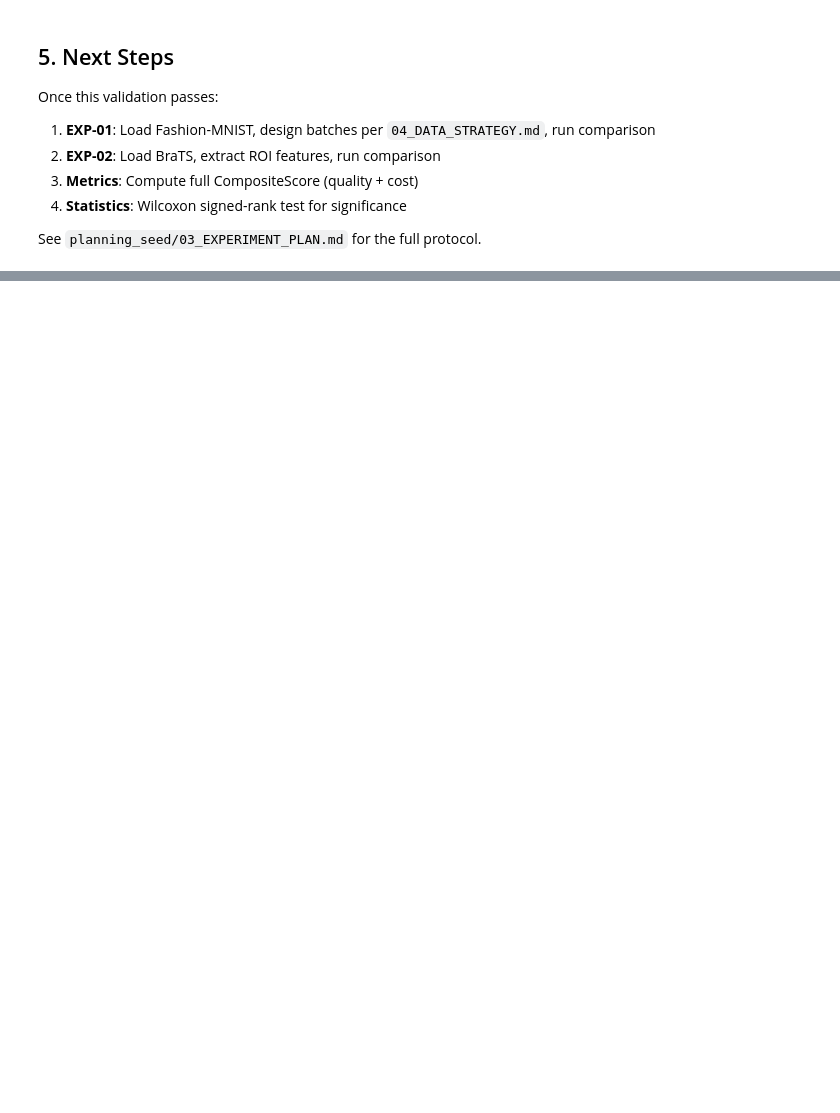
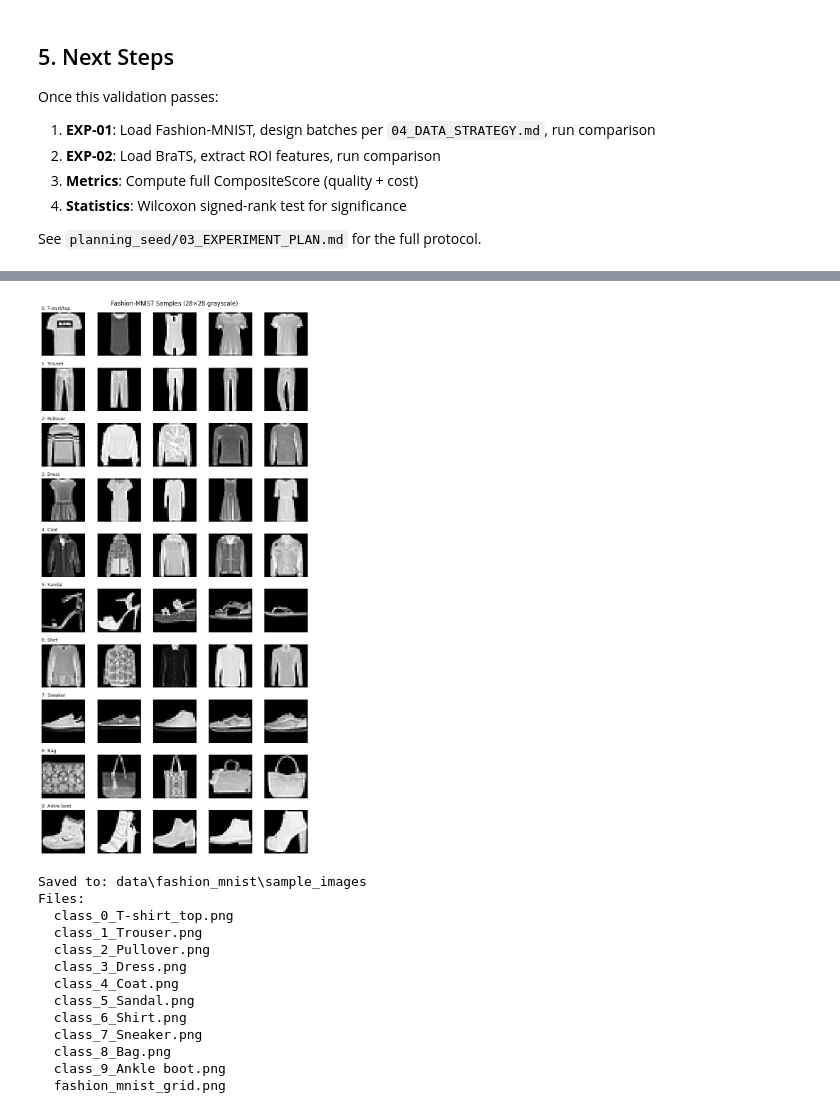
Before and after one commit to magda1231/ML_project, a Jupyter notebook: notebooks/01_learnpp_walkthrough.ipynb, the cells around one changed output, grey strips where cells are left out. Saved outputs shown, nothing was run; the diff lists cells and outputs as text; code cells hidden in the pictures; blank space fills up the shorter version.

```diff
--- a/notebooks/01_learnpp_walkthrough.ipynb
+++ b/notebooks/01_learnpp_walkthrough.ipynb
@@ -336,0 +404,53 @@ See `planning_seed/03_EXPERIMENT_PLAN.md` for the full protocol.
+# %%
+# --- Save sample Fashion-MNIST images as viewable PNGs ---
+from pathlib import Path
+
+class_names = ['T-shirt/top', 'Trouser', 'Pullover', 'Dress', 'Coat',
+               'Sandal', 'Shirt', 'Sneaker', 'Bag', 'Ankle boot']
+
+out_dir = Path("data/fashion_mnist/sample_images")
+out_dir.mkdir(parents=True, exist_ok=True)
+
+# Save a grid: 5 examples per class (10 classes × 5 = 50 images in one figure)
+fig, axes = plt.subplots(10, 5, figsize=(8, 16))
+for class_idx in range(10):
+    mask = y_train_raw == class_idx
+    samples = X_train_raw[mask][:5]
+    for col in range(5):
+        ax = axes[class_idx, col]
+        ax.imshow(samples[col].reshape(28, 28), cmap='gray')
+        ax.axis('off')
+        if col == 0:
+            ax.set_title(f"{class_idx}: {class_names[class_idx]}", fontsize=9, loc='left')
+
+plt.suptitle("Fashion-MNIST Samples (28×28 grayscale)", fontsize=12)
+plt.tight_layout()
+plt.savefig(str(out_dir / "fashion_mnist_grid.png"), dpi=150, bbox_inches='tight')
+plt.show()
+
+# Also save individual PNGs for each class (first example)
+for class_idx in range(10):
+    mask = y_train_raw == class_idx
+    img = X_train_raw[mask][0].reshape(28, 28)
+    plt.imsave(str(out_dir / f"class_{class_idx}_{class_names[class_idx].replace('/', '_')}.png"),
+               img, cmap='gray')
+
+print(f"\nSaved to: {out_dir}")
+print("Files:")
+for f in sorted(out_dir.glob("*.png")):
+    print(f"  {f.name}")
+# %% [output]
+[figure, added]
+Saved to: data\fashion_mnist\sample_images
+Files:
+  class_0_T-shirt_top.png
+  class_1_Trouser.png
+  class_2_Pullover.png
+  class_3_Dress.png
+  class_4_Coat.png
+  class_5_Sandal.png
+  class_6_Shirt.png
+  class_7_Sneaker.png
+  class_8_Bag.png
+  class_9_Ankle boot.png
+  fashion_mnist_grid.png
```
Also changed, not shown: parts of 18 cells of this notebook, 6 other files.
